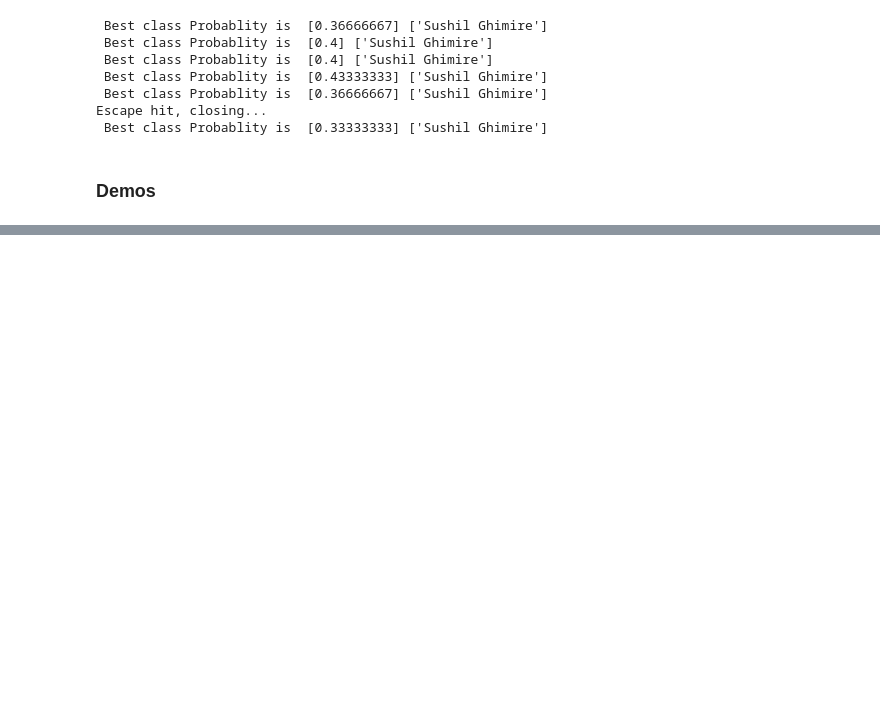
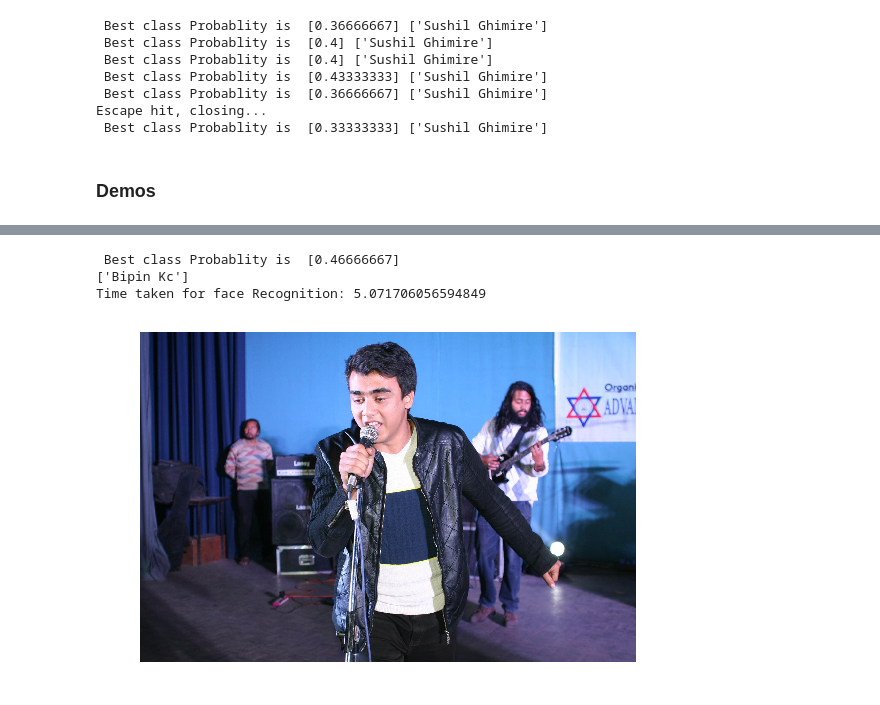
Before and after one commit to aadityachapagain/Facial_Recognition_System, a Jupyter notebook: MTCNN.ipynb, the cells around one changed output, grey strips where cells are left out. Cells and saved outputs as stored; diff of their text form; code cells hidden in the pictures; blank space fills up the shorter version.

```diff
--- a/MTCNN.ipynb
+++ b/MTCNN.ipynb
@@ -1213,0 +1216,7 @@ Time taken for face Recognition: 1.2101233005523682
+# %%
+detect_from_image('./celeb_dataset/BBB.jpg')
+# %% [output]
+ Best class Probablity is  [0.46666667]
+['Bipin Kc']
+Time taken for face Recognition: 5.071706056594849
+[figure, added]
```
Also changed, not shown: parts of 6 cells of this notebook.
